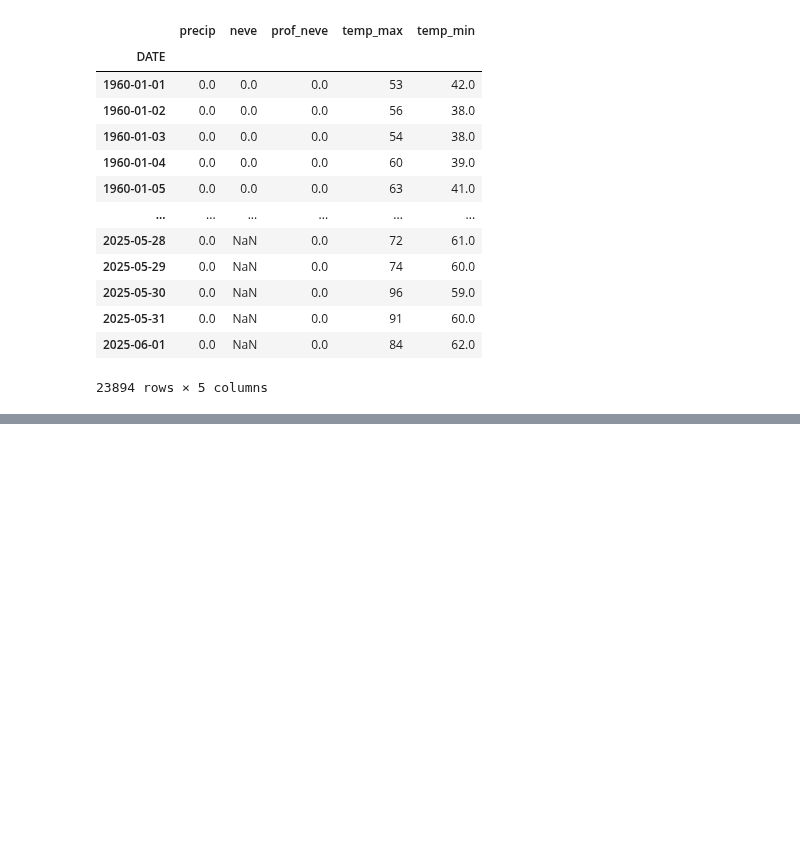
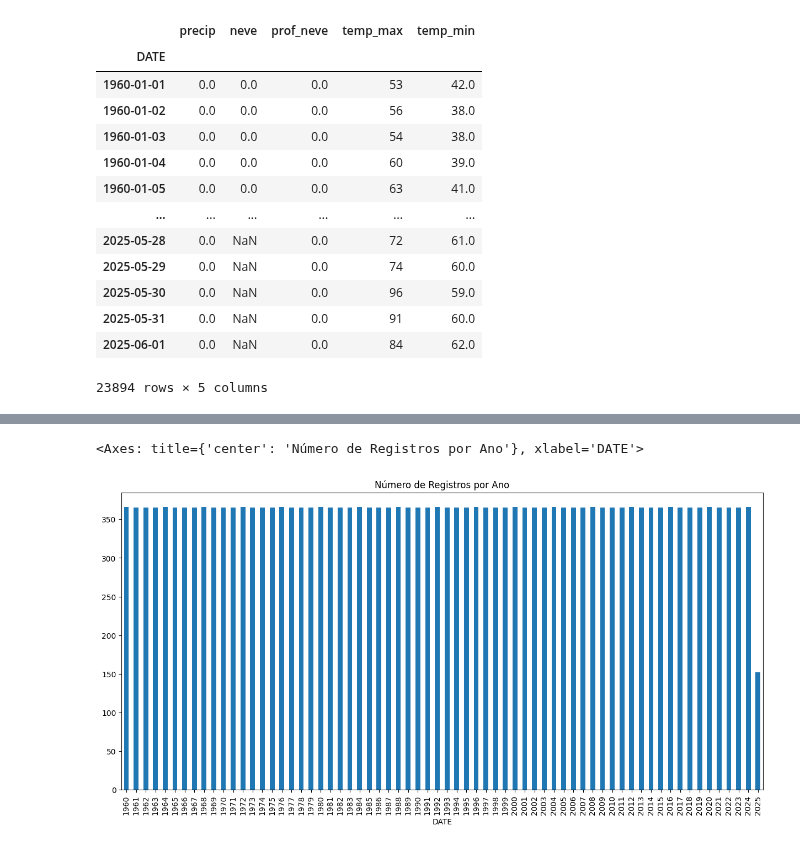
Before and after one commit to Haell39/ClimaPredict_AI, a Jupyter notebook: weather.ipynb, the cells around one changed output, grey strips where cells are left out. Cells and saved outputs as stored; diff of their text form; code cells hidden in the pictures; blank space fills up the shorter version.

```diff
--- a/weather.ipynb
+++ b/weather.ipynb
@@ -91,0 +262,9 @@ core_weather
+# %%
+core_weather.index.year.value_counts().sort_index().plot(
+    figsize=(15, 7), title='Número de Registros por Ano', kind='bar'
+)
+
+# Serve para ver se há anos com menos dados, o que pode indicar problemas de coleta de dados
+# %% [output]
+<Axes: title={'center': 'Número de Registros por Ano'}, xlabel='DATE'>
+[figure, added]
```
Also changed, not shown: parts of 27 cells of this notebook.
